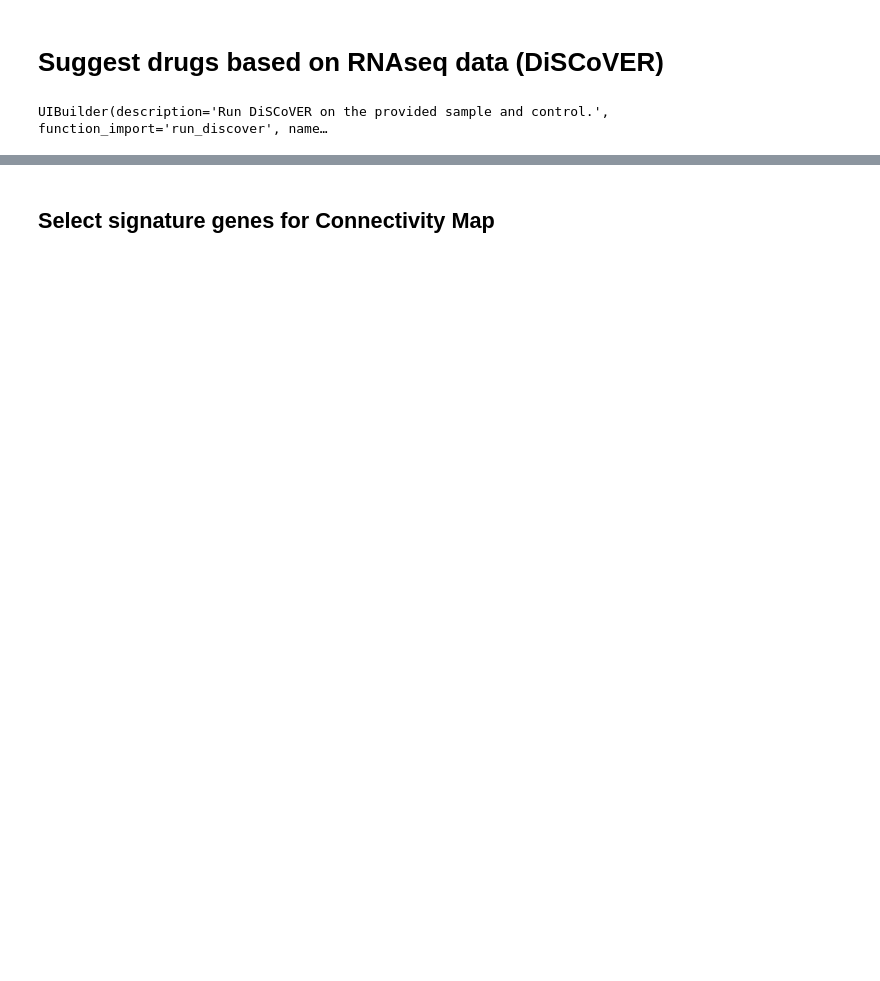
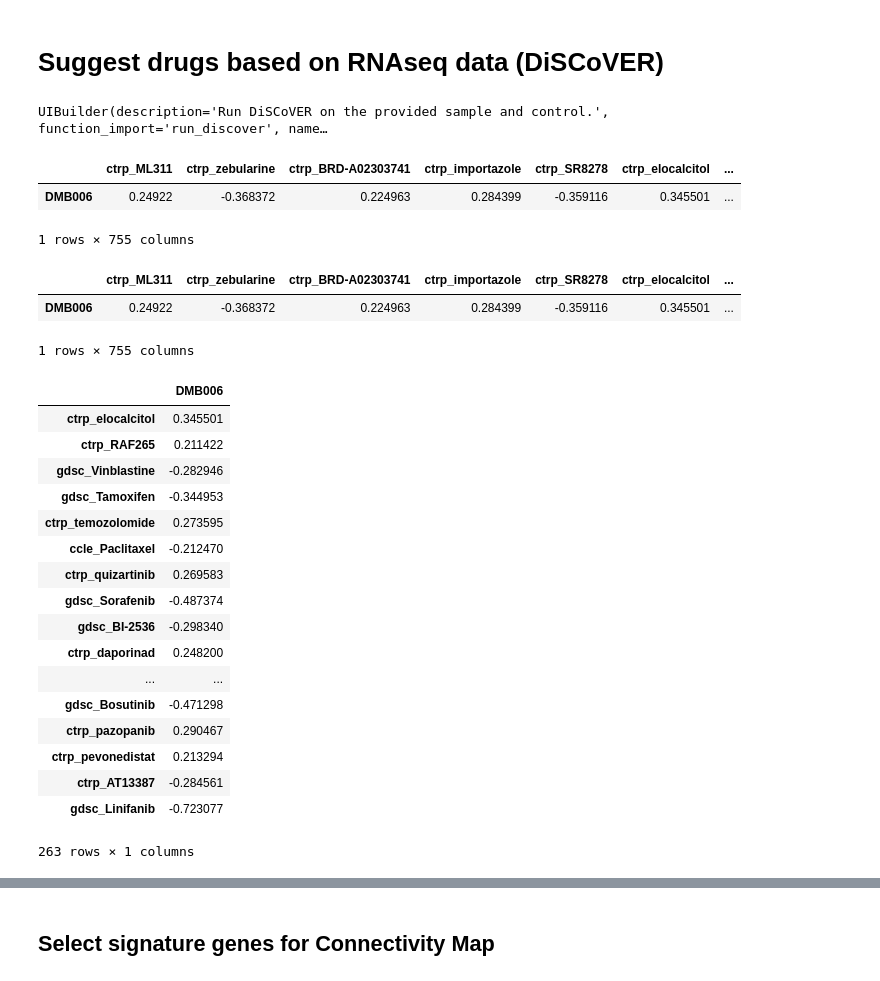
Before and after one commit to edjuaro/pdx-hts, a Jupyter notebook: Notebooks/run_DiSCoVER_and_CMap.ipynb, the cells around one changed output, grey strips where cells are left out. Saved outputs shown, nothing was run; the diff lists cells and outputs as text; code cells hidden in the pictures; blank space fills up the shorter version.

```diff
--- a/Notebooks/run_DiSCoVER_and_CMap.ipynb
+++ b/Notebooks/run_DiSCoVER_and_CMap.ipynb
@@ -467,0 +470,40 @@ setup.discover_results.T.sort_values(by=setup.case_id, ascending=False)
+# %%
+setup.raw_discover_results
+# %% [output]
+|  | ctrp_ML311 | ctrp_zebularine | ctrp_BRD-A02303741 | ctrp_importazole | ctrp_SR8278 | ctrp_elocalcitol | ... |
+| DMB006 | 0.24922 | -0.368372 | 0.224963 | 0.284399 | -0.359116 | 0.345501 | ... |
+1 rows × 755 columns
+# %%
+setup.discover_results
+# %% [output]
+|  | ctrp_ML311 | ctrp_zebularine | ctrp_BRD-A02303741 | ctrp_importazole | ctrp_SR8278 | ctrp_elocalcitol | ... |
+| DMB006 | 0.24922 | -0.368372 | 0.224963 | 0.284399 | -0.359116 | 0.345501 | ... |
+1 rows × 755 columns
+# %%
+from drug_suggestion.drug_annotation import subset_to_reasonable_drugs
+from drug_suggestion.expression.discover import load_discover_drug_to_cids
+disco2cid = load_discover_drug_to_cids()
+reasonable_results = subset_to_reasonable_drugs(setup.raw_discover_results,
+                                                disco2cid,
+                                                out_prefix='discover.{}'.format(setup.expression_control),
+                                                out_dir=setup.discover_out_dir)
+reasonable_results
+# %% [output]
+|  | DMB006 |
+| ctrp_elocalcitol | 0.345501 |
+| ctrp_RAF265 | 0.211422 |
+| gdsc_Vinblastine | -0.282946 |
+| gdsc_Tamoxifen | -0.344953 |
+| ctrp_temozolomide | 0.273595 |
+| ccle_Paclitaxel | -0.212470 |
+| ctrp_quizartinib | 0.269583 |
+| gdsc_Sorafenib | -0.487374 |
+| gdsc_BI-2536 | -0.298340 |
+| ctrp_daporinad | 0.248200 |
+| ... | ... |
+| gdsc_Bosutinib | -0.471298 |
+| ctrp_pazopanib | 0.290467 |
+| ctrp_pevonedistat | 0.213294 |
+| ctrp_AT13387 | -0.284561 |
+| gdsc_Linifanib | -0.723077 |
+263 rows × 1 columns
```
Also changed, not shown: parts of 20 cells of this notebook, 47 other files.
